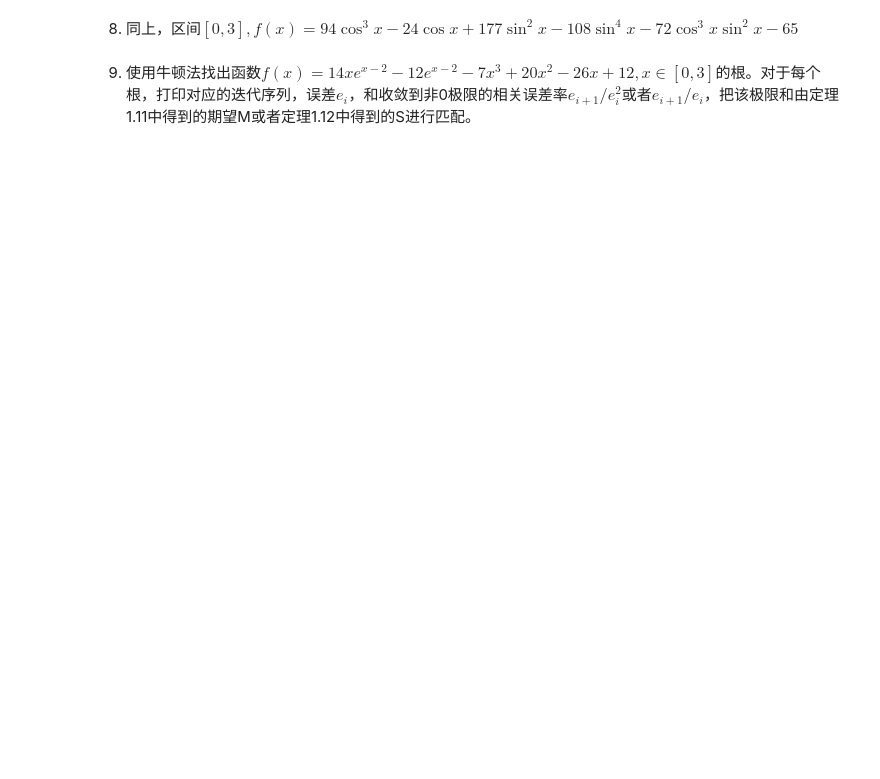
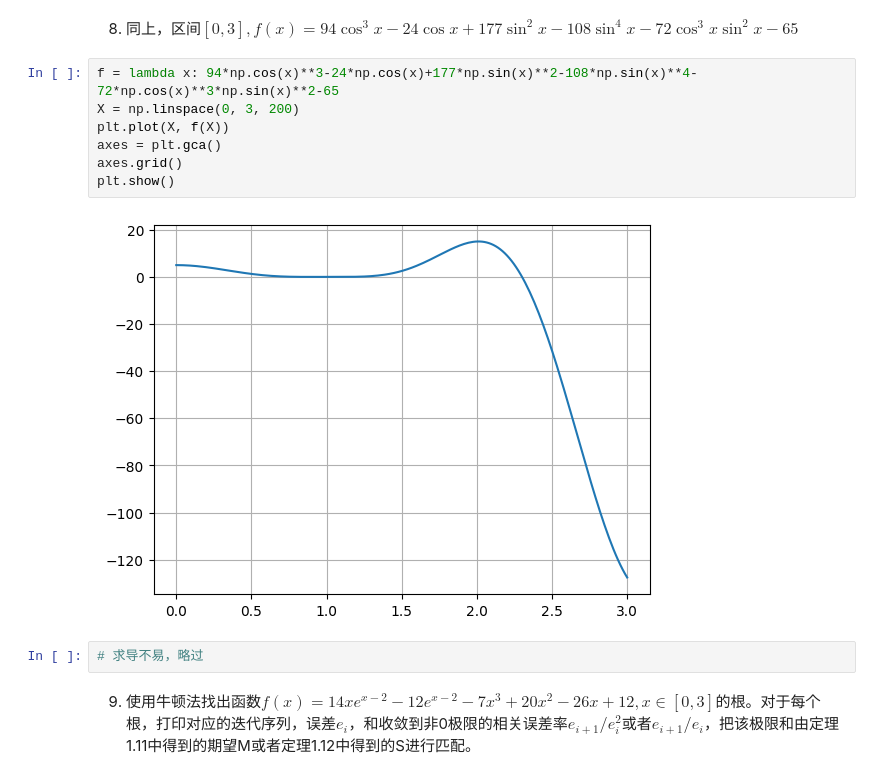
Before and after one commit to Pat-Tron/solution_of_numerical_analysis, a Jupyter notebook: exercise_01_04_newton_s_method.ipynb, the cells around one changed output. Cells and saved outputs as stored; diff of their text form; blank space fills up the shorter version.

```diff
--- a/exercise_01_04_newton_s_method.ipynb
+++ b/exercise_01_04_newton_s_method.ipynb
@@ -173,4 +306,15 @@ $$
 # %% [markdown]
 8. 同上，区间$[0,3], f(x)=94\cos^3{x}-24\cos x+177\sin^2{x}-108\sin^4{x}-72\cos^3{x}\sin^2{x}-65$
+# %%
+f = lambda x: 94*np.cos(x)**3-24*np.cos(x)+177*np.sin(x)**2-108*np.sin(x)**4-72*np.cos(x)**3*np.sin(x)**2-65
+X = np.linspace(0, 3, 200)
+plt.plot(X, f(X))
+axes = plt.gca()
+axes.grid()
+plt.show()
+# %% [output]
+[figure, added]
+# %%
+# 求导不易，略过
 # %% [markdown]
 9. 使用牛顿法找出函数$f(x)=14xe^{x-2}-12e^{x-2}-7x^3+20x^2-26x+12,x\in[0,3]$的根。对于每个根，打印对应的迭代序列，误差$e_i$，和收敛到非0极限的相关误差率$e_{i+1}/e_i^2$或者$e_{i+1}/e_i$，把该极限和由定理1.11中得到的期望M或者定理1.12中得到的S进行匹配。
```
Also changed, not shown: parts of 24 cells of this notebook, 2 other files.
